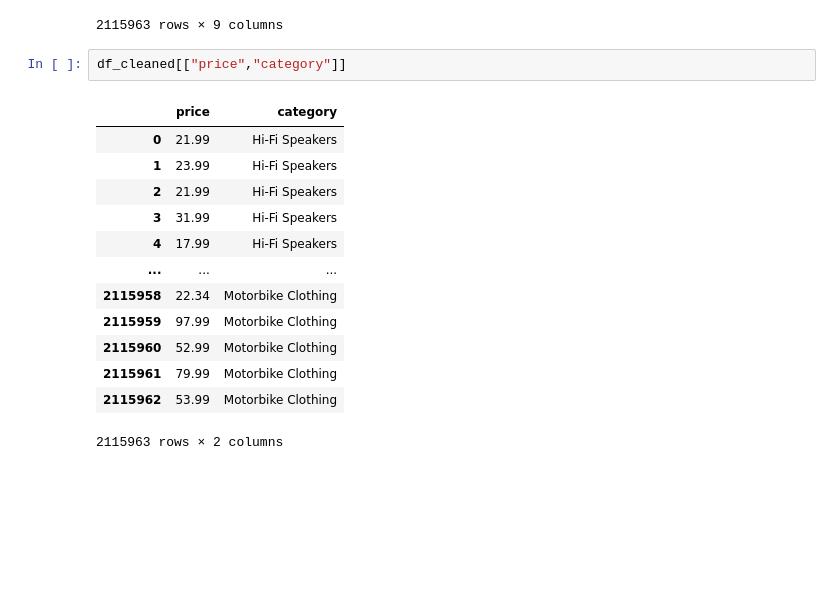
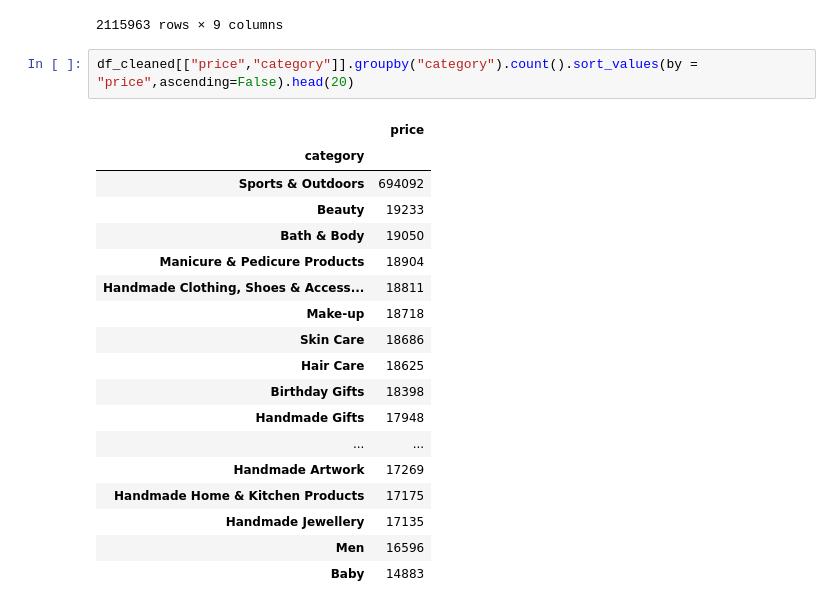
Before and after one commit to BigKawa/lab-eda-bivariate, a Jupyter notebook: lab-eda-bivariate.ipynb, the cells around one changed output. Drawn from its saved outputs; the diff is of its cells as text; blank space fills up the shorter version.

```diff
--- a/lab-eda-bivariate.ipynb
+++ b/lab-eda-bivariate.ipynb
@@ -168,19 +168,24 @@ df_cleaned
 | 2115961 | 2828592 | B008OYLL4I | Texpeed Mens Motorcycle Motorbike... | 4.3 | 404 | 79.99 | False | 0 | Motorbike Clothing |
 | 2115962 | 2828593 | B08P3W9B3T | RIDEX CJ223 Motorcycle Motorbike ... | 4.5 | 34 | 53.99 | False | 0 | Motorbike Clothing |
 2115963 rows × 9 columns
-# %%
-df_cleaned[["price","category"]]
-# %% [output]
-|  | price | category |
-| 0 | 21.99 | Hi-Fi Speakers |
-| 1 | 23.99 | Hi-Fi Speakers |
-| 2 | 21.99 | Hi-Fi Speakers |
-| 3 | 31.99 | Hi-Fi Speakers |
-| 4 | 17.99 | Hi-Fi Speakers |
-| ... | ... | ... |
-| 2115958 | 22.34 | Motorbike Clothing |
-| 2115959 | 97.99 | Motorbike Clothing |
-| 2115960 | 52.99 | Motorbike Clothing |
-| 2115961 | 79.99 | Motorbike Clothing |
-| 2115962 | 53.99 | Motorbike Clothing |
-2115963 rows × 2 columns
+# %%
+df_cleaned[["price","category"]].groupby("category").count().sort_values(by = "price",ascending=False).head(20)
+# %% [output]
+|  | price |
+| category |  |
+| Sports & Outdoors | 694092 |
+| Beauty | 19233 |
+| Bath & Body | 19050 |
+| Manicure & Pedicure Products | 18904 |
+| Handmade Clothing, Shoes & Access... | 18811 |
+| Make-up | 18718 |
+| Skin Care | 18686 |
+| Hair Care | 18625 |
+| Birthday Gifts | 18398 |
+| Handmade Gifts | 17948 |
+| ... | ... |
+| Handmade Artwork | 17269 |
+| Handmade Home & Kitchen Products | 17175 |
+| Handmade Jewellery | 17135 |
+| Men | 16596 |
+| Baby | 14883 |
```
